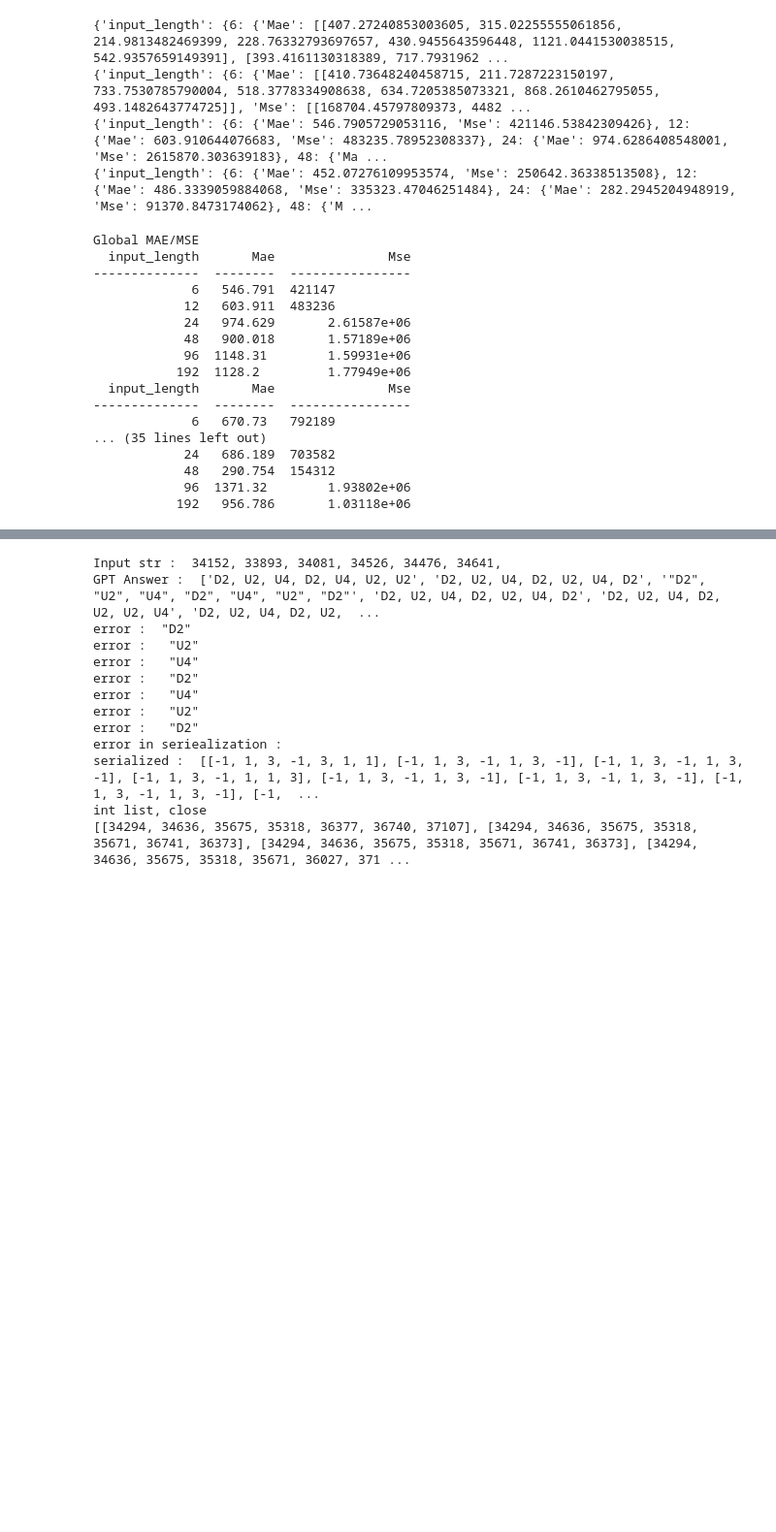
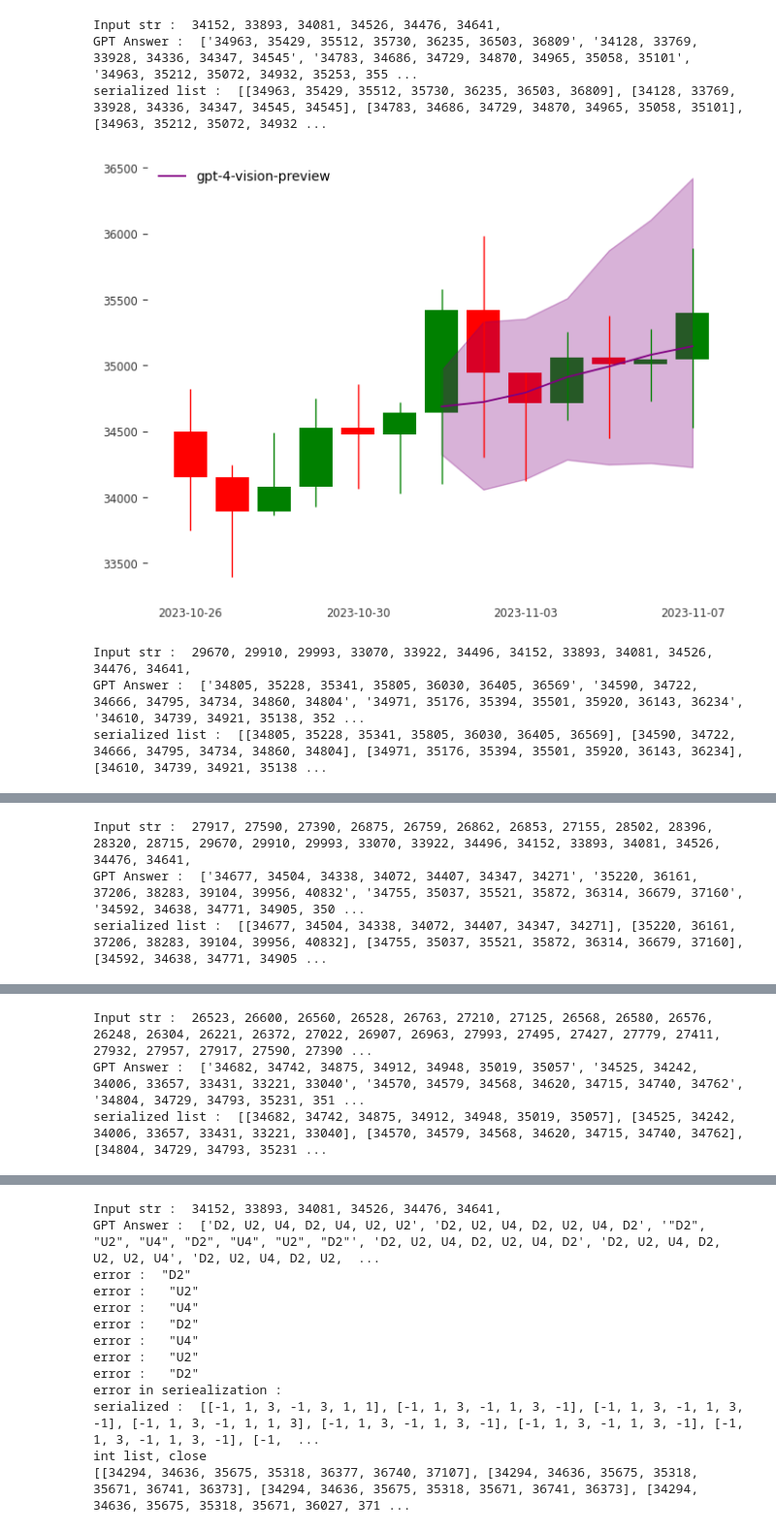
Before and after one commit to ZewiL08/LLM-sandbox, a Jupyter notebook: test.ipynb, the cells around one changed output, grey strips where cells are left out. Shown at 97% size. Cells and saved outputs as stored; diff of their text form; code cells hidden in the pictures; blank space fills up the shorter version.

```diff
--- a/test.ipynb
+++ b/test.ipynb
@@ -238,57 +11,10 @@ int list, close
-# %%
-with open('pickle/dic_error_return.pkl', 'rb') as fichier:
-    dict_error_return = pickle.load(fichier)
-
-with open('pickle/dic_error_return_median.pkl', 'rb') as fichier:
-    dict_error_return_median = pickle.load(fichier)
-
-dic_error_3_return = get_basic_dic()
-dic_error_5_return = get_basic_dic()
-dic_error_7_return = get_basic_dic()
-
-dic_error_3_return_median = get_basic_dic()
-dic_error_5_return_median = get_basic_dic()
-dic_error_7_return_median = get_basic_dic()
-
-print(dict_error_return)
-print(dict_error_return_median)
-
-dic_mgt(dict_error_return, dic_error_3_return, dic_error_5_return, dic_error_7_return)
-dic_mgt(dict_error_return_median, dic_error_3_return_median, dic_error_5_return_median, dic_error_7_return_median)
-
-print(dic_error_3_return)
-print(dic_error_3_return_median)
-# %% [output]
-{'input_length': {6: {'Mae': [[407.27240853003605, 315.02255555061856, 214.9813482469399, 228.76332793697657, 430.9455643596448, 1121.0441530038515, 542.9357659149391], [393.4161130318389, 717.7931962 ...
-{'input_length': {6: {'Mae': [[410.73648240458715, 211.7287223150197, 733.7530785790004, 518.3778334908638, 634.7205385073321, 868.2610462795055, 493.1482643774725]], 'Mse': [[168704.45797809373, 4482 ...
-{'input_length': {6: {'Mae': 546.7905729053116, 'Mse': 421146.53842309426}, 12: {'Mae': 603.910644076683, 'Mse': 483235.78952308337}, 24: {'Mae': 974.6286408548001, 'Mse': 2615870.303639183}, 48: {'Ma ...
-{'input_length': {6: {'Mae': 452.07276109953574, 'Mse': 250642.36338513508}, 12: {'Mae': 486.3339059884068, 'Mse': 335323.47046251484}, 24: {'Mae': 282.2945204948919, 'Mse': 91370.8473174062}, 48: {'M ...
-# %%
-print("Global MAE/MSE")
-table_display(dic_error_3_return)
-table_display(dic_error_5_return)
-table_display(dic_error_7_return)
-
-print("##############################")
-print("Median MAE/MSE")
-table_display(dic_error_3_return_median)
-table_display(dic_error_5_return_median)
-table_display(dic_error_7_return_median)
-# %% [output]
-Global MAE/MSE
-  input_length       Mae               Mse
---------------  --------  ----------------
-             6   546.791  421147
-            12   603.911  483236
-            24   974.629       2.61587e+06
-            48   900.018       1.57189e+06
-            96  1148.31        1.59931e+06
-           192  1128.2         1.77949e+06
-  input_length       Mae               Mse
---------------  --------  ----------------
-             6   670.73   792189
-... (35 lines left out)
-            24   686.189  703582
-            48   290.754  154312
-            96  1371.32        1.93802e+06
-           192   956.786       1.03118e+06
+# %%
+make_prediction(mode = "naive", data = "bitcoin", setup = None, model = "gpt-4-vision-preview")
+# %% [output]
+Input str :  34152, 33893, 34081, 34526, 34476, 34641,
+GPT Answer :  ['34963, 35429, 35512, 35730, 36235, 36503, 36809', '34128, 33769, 33928, 34336, 34347, 34545', '34783, 34686, 34729, 34870, 34965, 35058, 35101', '34963, 35212, 35072, 34932, 35253, 355 ...
+serialized list :  [[34963, 35429, 35512, 35730, 36235, 36503, 36809], [34128, 33769, 33928, 34336, 34347, 34545, 34545], [34783, 34686, 34729, 34870, 34965, 35058, 35101], [34963, 35212, 35072, 34932 ...
+[figure, added]
+Input str :  29670, 29910, 29993, 33070, 33922, 34496, 34152, 33893, 34081, 34526, 34476, 34641,
+GPT Answer :  ['34805, 35228, 35341, 35805, 36030, 36405, 36569', '34590, 34722, 34666, 34795, 34734, 34860, 34804', '34971, 35176, 35394, 35501, 35920, 36143, 36234', '34610, 34739, 34921, 35138, 352 ...
+serialized list :  [[34805, 35228, 35341, 35805, 36030, 36405, 36569], [34590, 34722, 34666, 34795, 34734, 34860, 34804], [34971, 35176, 35394, 35501, 35920, 36143, 36234], [34610, 34739, 34921, 35138 ...
@@ -294,0 +22,3 @@ Global MAE/MSE
+Input str :  27917, 27590, 27390, 26875, 26759, 26862, 26853, 27155, 28502, 28396, 28320, 28715, 29670, 29910, 29993, 33070, 33922, 34496, 34152, 33893, 34081, 34526, 34476, 34641,
+GPT Answer :  ['34677, 34504, 34338, 34072, 34407, 34347, 34271', '35220, 36161, 37206, 38283, 39104, 39956, 40832', '34755, 35037, 35521, 35872, 36314, 36679, 37160', '34592, 34638, 34771, 34905, 350 ...
+serialized list :  [[34677, 34504, 34338, 34072, 34407, 34347, 34271], [35220, 36161, 37206, 38283, 39104, 39956, 40832], [34755, 35037, 35521, 35872, 36314, 36679, 37160], [34592, 34638, 34771, 34905 ...
@@ -294,0 +26,3 @@ Global MAE/MSE
+Input str :  26523, 26600, 26560, 26528, 26763, 27210, 27125, 26568, 26580, 26576, 26248, 26304, 26221, 26372, 27022, 26907, 26963, 27993, 27495, 27427, 27779, 27411, 27932, 27957, 27917, 27590, 27390 ...
+GPT Answer :  ['34682, 34742, 34875, 34912, 34948, 35019, 35057', '34525, 34242, 34006, 33657, 33431, 33221, 33040', '34570, 34579, 34568, 34620, 34715, 34740, 34762', '34804, 34729, 34793, 35231, 351 ...
+serialized list :  [[34682, 34742, 34875, 34912, 34948, 35019, 35057], [34525, 34242, 34006, 33657, 33431, 33221, 33040], [34570, 34579, 34568, 34620, 34715, 34740, 34762], [34804, 34729, 34793, 35231 ...
```
Also changed, not shown: parts of 11 cells of this notebook, 20 other files.
